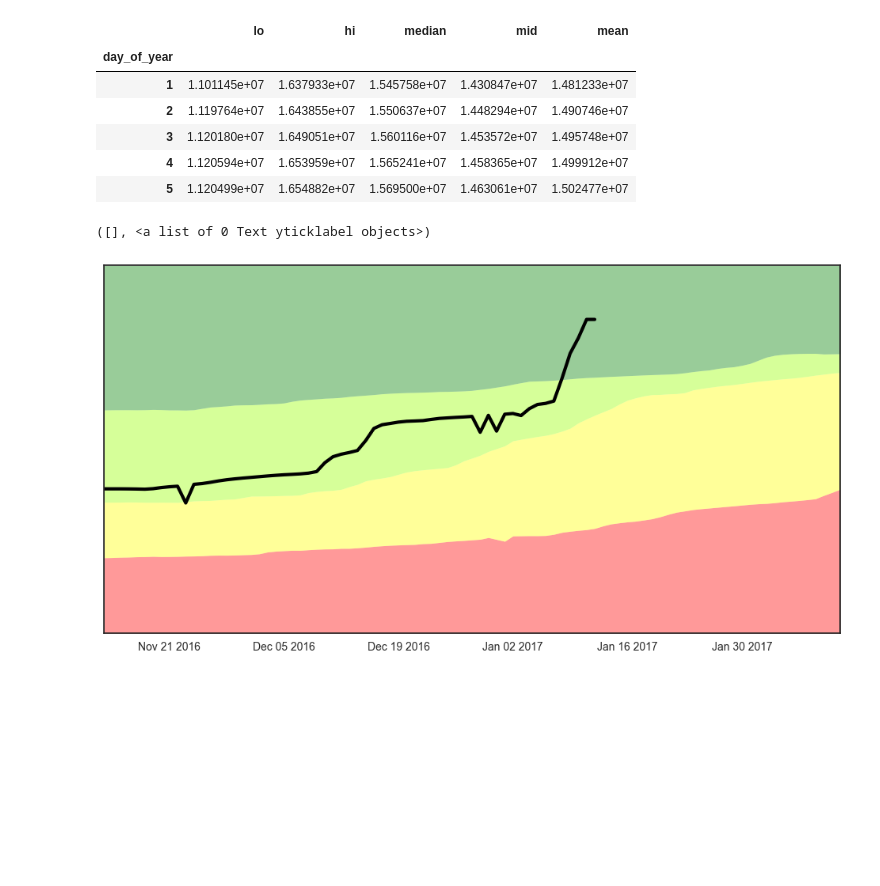
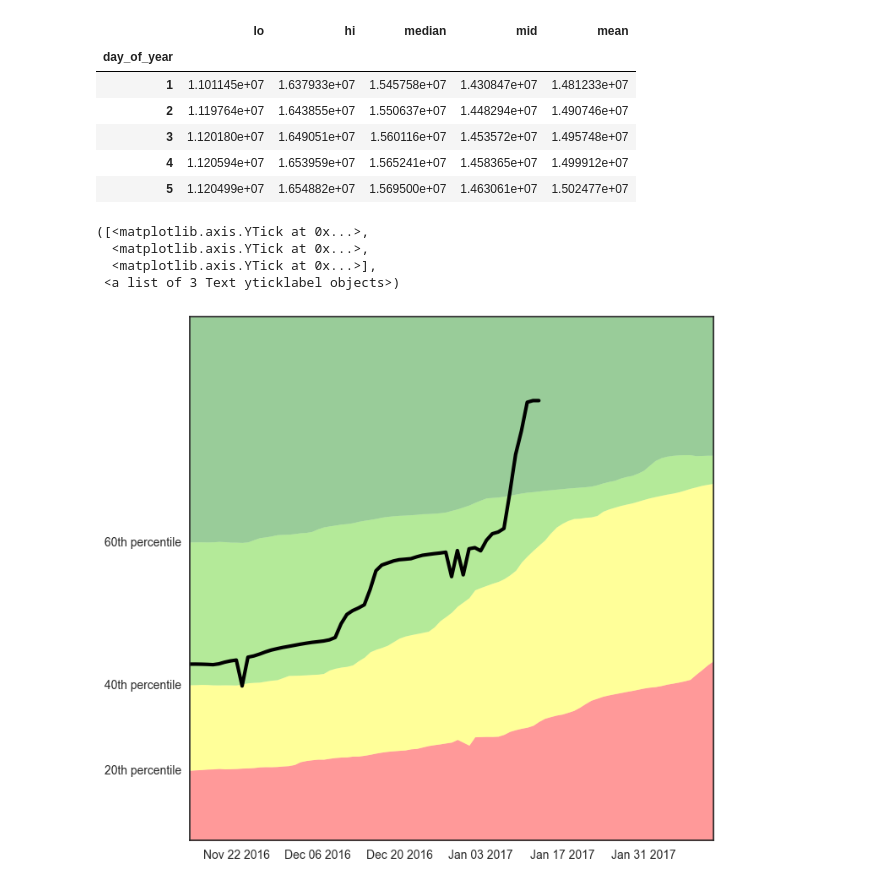
Before and after one commit to matttrent/waterbot, a Jupyter notebook: notebooks/historical_levels.ipynb, the cells around one changed output. Cells and saved outputs as stored; diff of their text form; code cells hidden in the pictures; blank space fills up the shorter version.

Commit message:
plotting changes

```diff
--- a/notebooks/historical_levels.ipynb
+++ b/notebooks/historical_levels.ipynb
@@ -318,39 +318,50 @@ shades2 = (
     .copy()
 )
 
 plot_df = (
     pd.merge(
         plot_df,
         shades2,
         how='left',
         left_on='day_of_year',
         right_index=True
     )
     .interpolate()
 )
 
-fig, ax = plt.subplots(1, figsize=(12,6))
+fig, ax = plt.subplots(1, figsize=(8,8))
 
-plt.hold(True)
-
-min_level = .75 * min( plot_df.reservoir_storage.min(), plot_df.lo.min() )
+min_level = .85 * min( plot_df.reservoir_storage.min(), plot_df.lo.min() )
 max_level = 1.1 * max( plot_df.reservoir_storage.max(), plot_df.lo.max() )
 
 ax.fill_between(plot_df.index, min_level, plot_df.lo, facecolor='red', alpha=0.4, linewidth=0)
 ax.fill_between(plot_df.index, plot_df.lo, plot_df.mid, facecolor='yellow', alpha=0.4, linewidth=0)
-ax.fill_between(plot_df.index, plot_df.mid, plot_df.hi, facecolor='#99ff00', alpha=0.4, linewidth=0)
+ax.fill_between(plot_df.index, plot_df.mid, plot_df.hi, facecolor='#44cc00', alpha=0.4, linewidth=0)
 ax.fill_between(plot_df.index, plot_df.hi, max_level, facecolor='green', alpha=0.4, linewidth=0)
 
 plt.plot(
     plot_df[ plot_df.index <= today ].index,
     plot_df[ plot_df.index <= today ].reservoir_storage,
     color='black', linewidth=3
 )
 
 # plt.plot(plot_df.loc[today].name, plot_df.loc[today].reservoir_storage, 'ko')
 
-plt.axis( list(plt.axis()[:2]) + [min_level, max_level] )
-plt.yticks([])
+plt.ylim( min_level, max_level )
+
+plt.yticks(
+    plot_df.iloc[0][['lo', 'mid', 'hi']],
+    ['{}th percentile'.format(y) for y in [20, 40, 60]]
+)
+
+# xticks = plt.xticks()
+# for xt in xticks[1]:
+#     print [d for d in dir(xt) if d[0] != '_']
+#     print xt.get_text()
+# plt.xticks(rotation=30)
 # %% [output]
-([], <a list of 0 Text yticklabel objects>)
+([<matplotlib.axis.YTick at 0x...>,
+  <matplotlib.axis.YTick at 0x...>,
+  <matplotlib.axis.YTick at 0x...>],
+ <a list of 3 Text yticklabel objects>)
-[figure, old version]
+[figure, new version]
```
Also changed, not shown: parts of 1 cell of this notebook.
